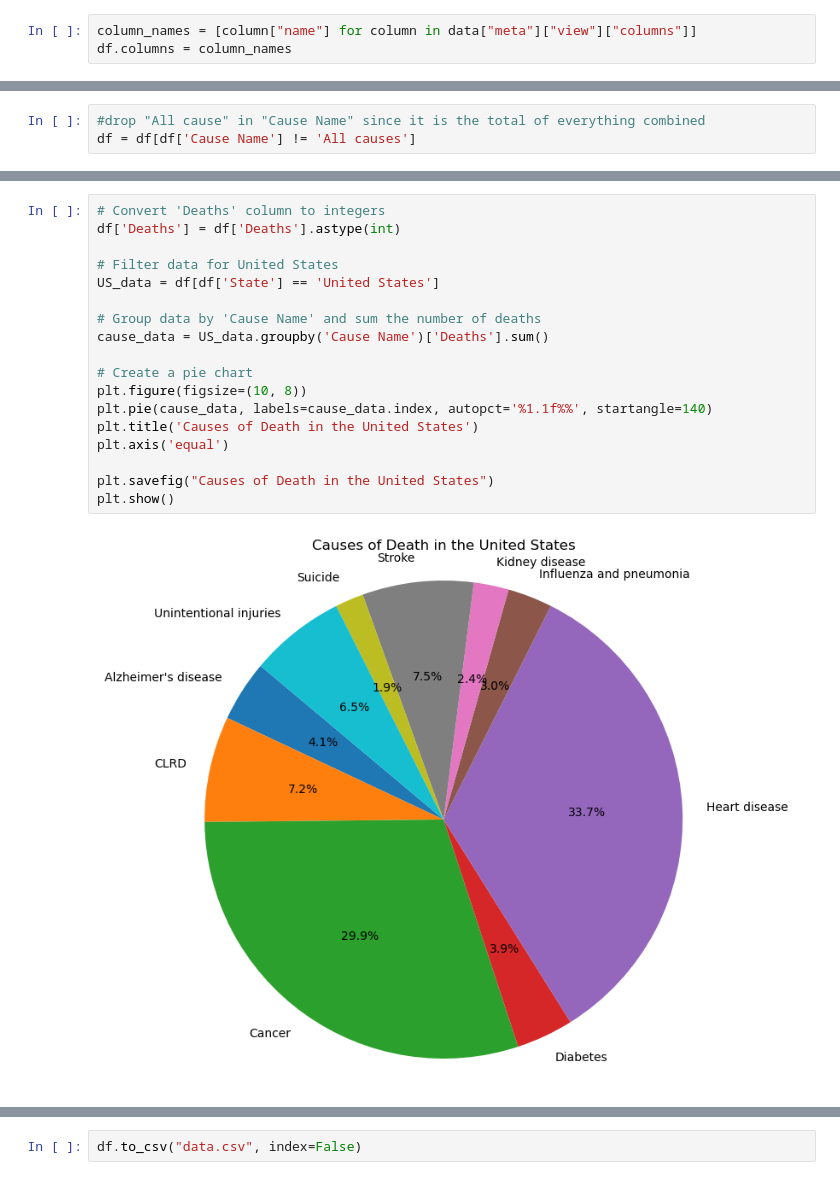
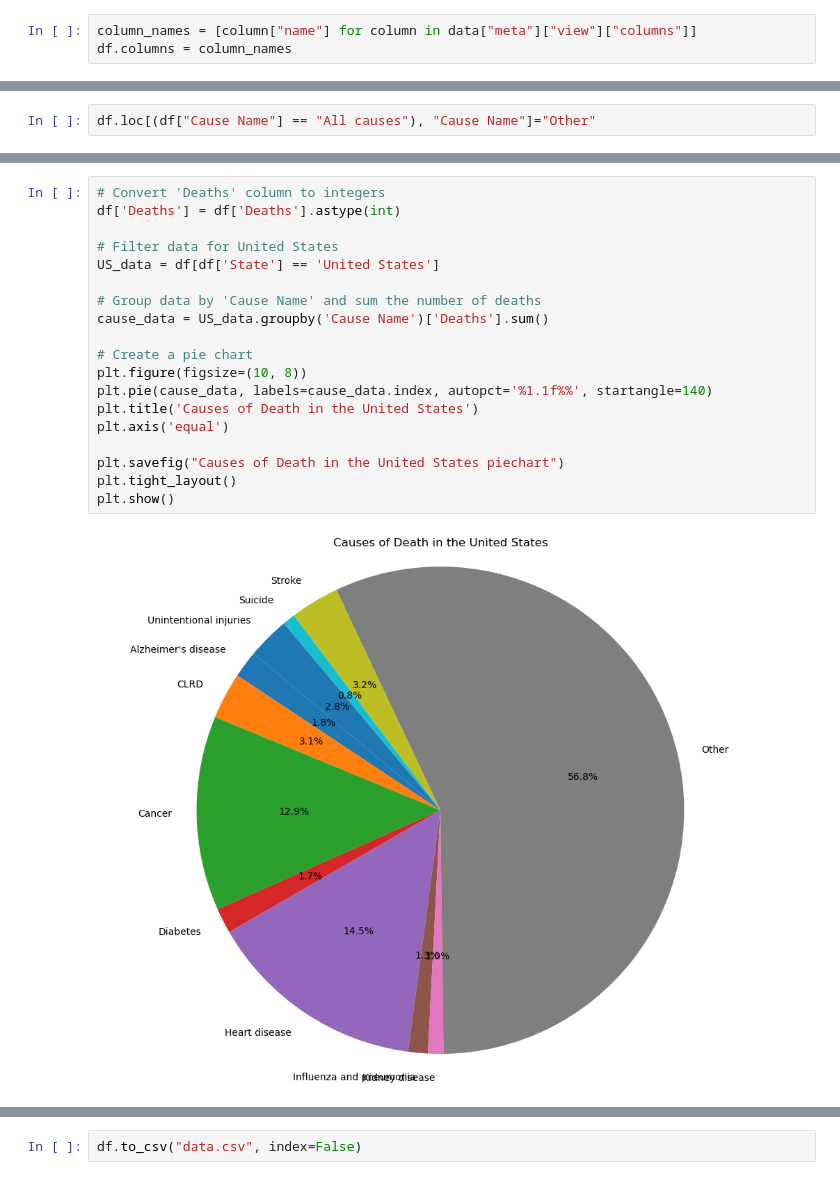
Before and after one commit to lyvianguyen/Project-3, a Jupyter notebook: Converting json to csv.ipynb, the cells around one changed output, grey strips where cells are left out. Cells and saved outputs as stored; diff of their text form.

```diff
--- a/Converting json to csv.ipynb
+++ b/Converting json to csv.ipynb
@@ -78,6 +85,5 @@ df.head()
 | 2 | row-7frh~9yb6-q2q4 | 00000000-0000-0000-6FE5-1E0821A4276B | 0 | 1571926784 | 1571926784 | 2017 | Accidents (unintentional injuries... | Unintentional injuries | Alaska | ... |
 | 3 | row-urf6.ayyb~8p5q | 00000000-0000-0000-26D0-367B1AF824D1 | 0 | 1571926784 | 1571926784 | 2017 | Accidents (unintentional injuries... | Unintentional injuries | Arizona | ... |
 | 4 | row-74k2-qi6f~77p7 | 00000000-0000-0000-C87C-FAD80FEC2E12 | 0 | 1571926784 | 1571926784 | 2017 | Accidents (unintentional injuries... | Unintentional injuries | Arkansas | ... |
-# %%
-#drop "All cause" in "Cause Name" since it is the total of everything combined
-df = df[df['Cause Name'] != 'All causes']
+# %%
+df.loc[(df["Cause Name"] == "All causes"), "Cause Name"]="Other"
@@ -84,23 +106,24 @@ df = df[df['Cause Name'] != 'All causes']
 # %%
 # Convert 'Deaths' column to integers
 df['Deaths'] = df['Deaths'].astype(int)
 
 # Filter data for United States
 US_data = df[df['State'] == 'United States']
 
 # Group data by 'Cause Name' and sum the number of deaths
 cause_data = US_data.groupby('Cause Name')['Deaths'].sum()
 
 # Create a pie chart
 plt.figure(figsize=(10, 8))
 plt.pie(cause_data, labels=cause_data.index, autopct='%1.1f%%', startangle=140)
 plt.title('Causes of Death in the United States')
 plt.axis('equal')
 
-plt.savefig("Causes of Death in the United States")
+plt.savefig("Causes of Death in the United States piechart")
+plt.tight_layout()
 plt.show()
 # %% [output]
-[figure, old version]
+[figure, new version]
 # %%
 #total deaths for all of United States with "All cause" still included
 
```
Also changed, not shown: parts of 9 cells of this notebook.
